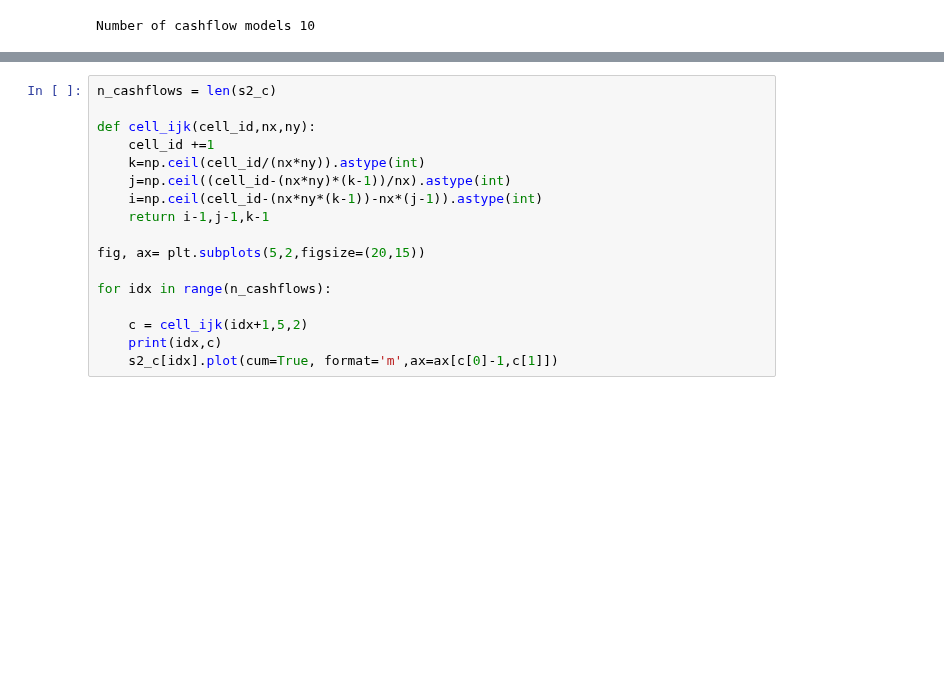
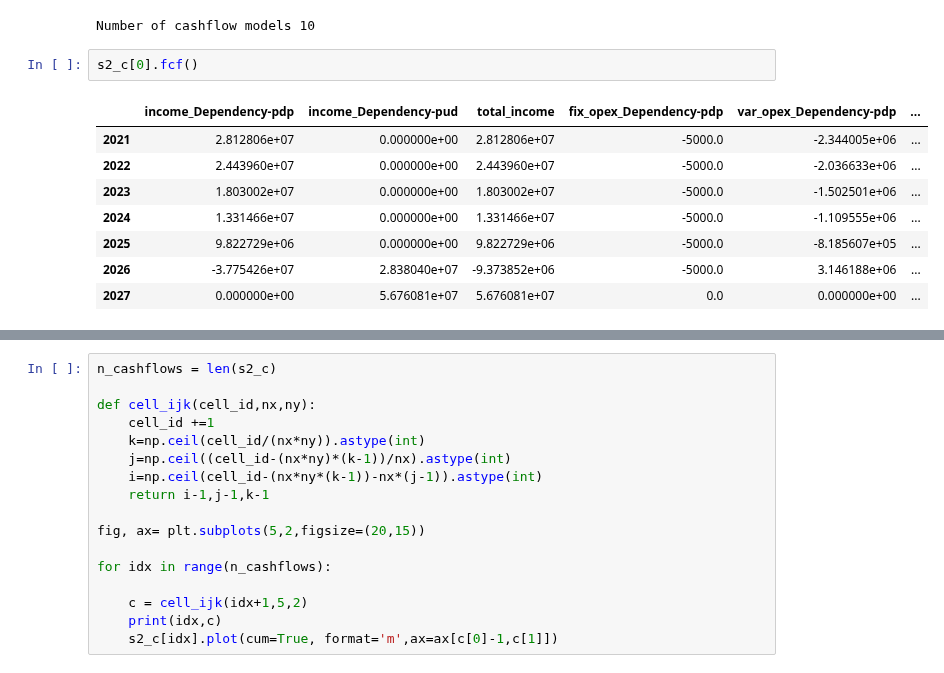
Before and after one commit to scuervo91/dcapy, a Jupyter notebook: examples/4-schedules/4c-Tutorial_Scenario.ipynb, the cells around one changed output, grey strips where cells are left out. Cells and saved outputs as stored; diff of their text form; blank space fills up the shorter version.

```diff
--- a/examples/4-schedules/4c-Tutorial_Scenario.ipynb
+++ b/examples/4-schedules/4c-Tutorial_Scenario.ipynb
@@ -308,6 +308,17 @@ s2_c = s2.generate_cashflow(freq_output='A')
 print(f'Number of cashflow models {len(s2_c)}')
 # %% [output]
 Number of cashflow models 10
+# %%
+s2_c[0].fcf()
+# %% [output]
+|  | income_Dependency-pdp | income_Dependency-pud | total_income | fix_opex_Dependency-pdp | var_opex_Dependency-pdp | ... |
+| 2021 | 2.812806e+07 | 0.000000e+00 | 2.812806e+07 | -5000.0 | -2.344005e+06 | ... |
+| 2022 | 2.443960e+07 | 0.000000e+00 | 2.443960e+07 | -5000.0 | -2.036633e+06 | ... |
+| 2023 | 1.803002e+07 | 0.000000e+00 | 1.803002e+07 | -5000.0 | -1.502501e+06 | ... |
+| 2024 | 1.331466e+07 | 0.000000e+00 | 1.331466e+07 | -5000.0 | -1.109555e+06 | ... |
+| 2025 | 9.822729e+06 | 0.000000e+00 | 9.822729e+06 | -5000.0 | -8.185607e+05 | ... |
+| 2026 | -3.775426e+07 | 2.838040e+07 | -9.373852e+06 | -5000.0 | 3.146188e+06 | ... |
+| 2027 | 0.000000e+00 | 5.676081e+07 | 5.676081e+07 | 0.0 | 0.000000e+00 | ... |
 # %%
 s2.npv([0.15], freq_rate='A',freq_cashflow='A').reset_index().to_dict()
 # %% [output]
```
Also changed, not shown: parts of 3 cells of this notebook, 3 other files.
